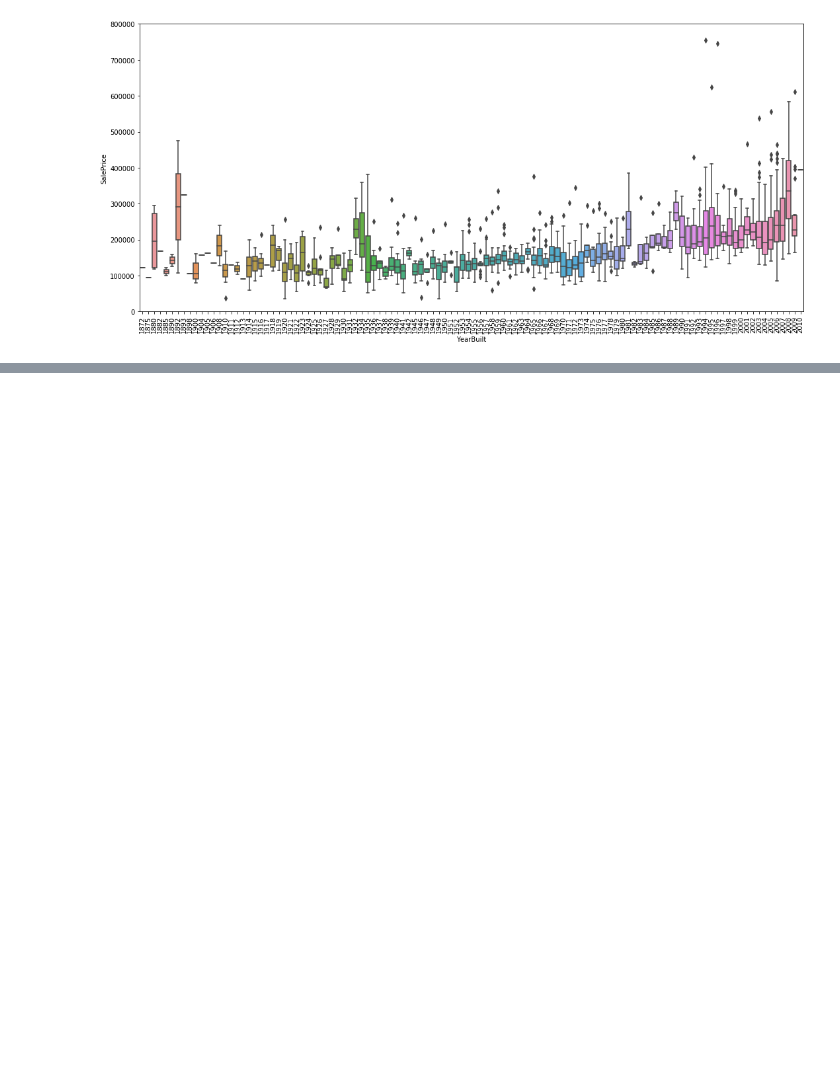
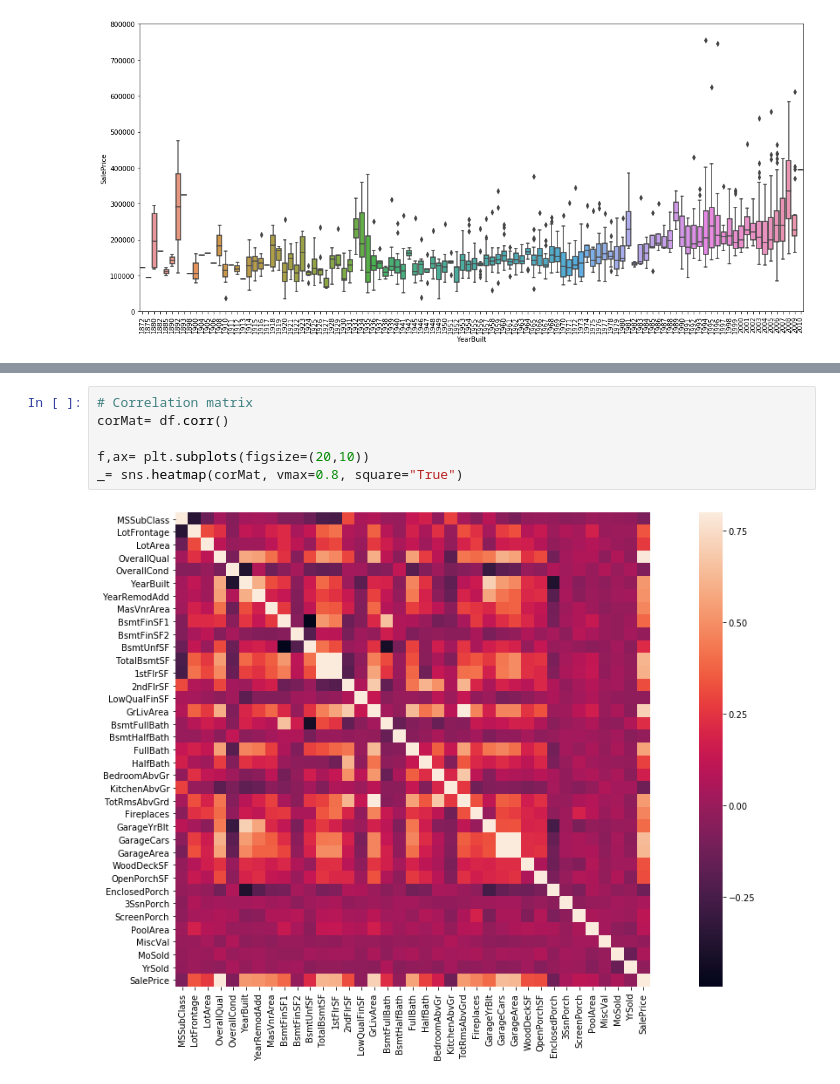
Before and after one commit to priyam81/milestoneReport, a Jupyter notebook: capstone1.ipynb, the cells around one changed output, grey strips where cells are left out. Drawn from its saved outputs; the diff is of its cells as text; blank space fills up the shorter version.

```diff
--- a/capstone1.ipynb
+++ b/capstone1.ipynb
@@ -361,0 +364,8 @@ Nevertheless, We could observe a clear distinction in the house prices indicatin
+# %%
+# Correlation matrix
+corMat= df.corr()
+
+f,ax= plt.subplots(figsize=(20,10))
+_= sns.heatmap(corMat, vmax=0.8, square="True")
+# %% [output]
+[figure, added]
```
Also changed, not shown: parts of 21 cells of this notebook.
